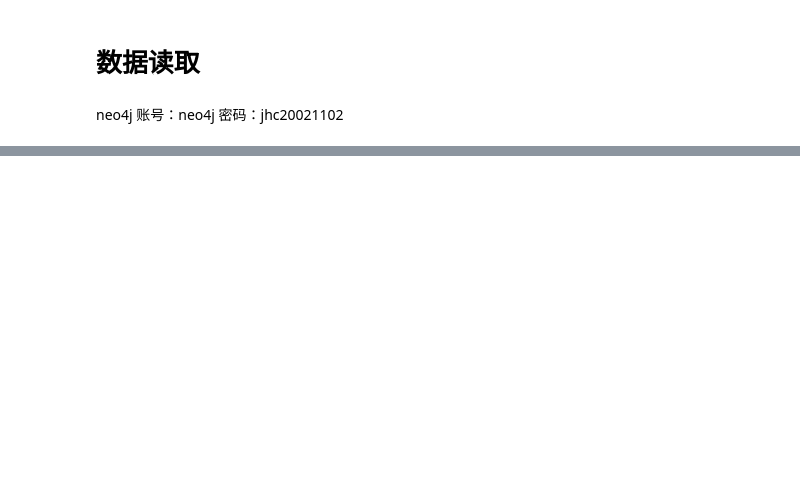
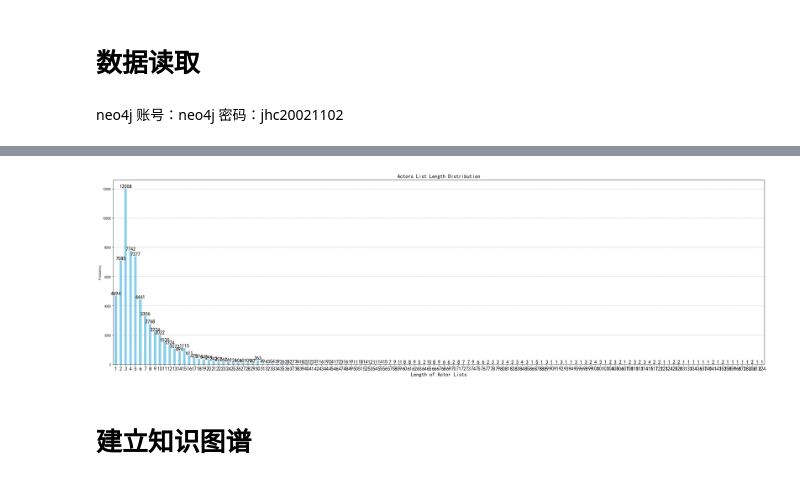
Before and after one commit to Ing-hhhc-k/Research-on-personalized-movie-recommendation-based-on-knowledge-graph, a Jupyter notebook: 第三章 电影知识图谱/moviegraph.ipynb, the cells around one changed output, grey strips where cells are left out. Drawn from its saved outputs; the diff is of its cells as text; code cells hidden in the pictures; blank space fills up the shorter version.

```diff
--- a/第三章 电影知识图谱/moviegraph.ipynb
+++ b/第三章 电影知识图谱/moviegraph.ipynb
@@ -26,0 +65,16 @@ df_movie
+# %%
+from collections import Counter
+df_actors = pd.DataFrame(df_all_mv['ACTORS'])
+# 计算每个列表的长度
+df_actors['LENGTH'] = df_actors['ACTORS'].apply(len)
+# %%
+# 取每一行列表的前十个值
+df_actors['TOP_ACTORS'] = df_actors['ACTORS'].apply(lambda x: x[:10])
+
+# 将获取的前十个值的列表展开为一维列表
+all_actors = [actor for sublist in df_actors['TOP_ACTORS'] for actor in sublist]
+
+# 统计唯一演员的数量
+unique_actors_count = len(set(all_actors))
+
+print("唯一演员数量:", unique_actors_count)
@@ -26,0 +144,23 @@ df_movie
+# %%
+# 统计长度的分布情况
+length_distribution = df_actors['LENGTH'].value_counts().sort_index()
+
+# 绘制条形图
+plt.figure(figsize=(35, 10))
+bars = length_distribution.plot(kind='bar', color='skyblue')
+
+plt.title('Actors List Length Distribution',fontsize = 16)
+plt.xlabel('Length of Actor Lists', fontsize = 16)
+plt.ylabel('Frequency')
+plt.xticks(rotation=0, fontsize = 15)
+plt.grid(axis='y', linestyle='--')
+
+# 在每个条形上显示数值
+for bar in bars.patches:
+    plt.text(bar.get_x() + bar.get_width() / 2, bar.get_height(),
+             int(bar.get_height()), ha='center', va='bottom', fontsize = 15)
+plt.show()
+# %% [output]
+[figure, added]
+# %% [markdown]
+# 建立知识图谱
```
Also changed, not shown: parts of 16 cells of this notebook, 32 other files.
